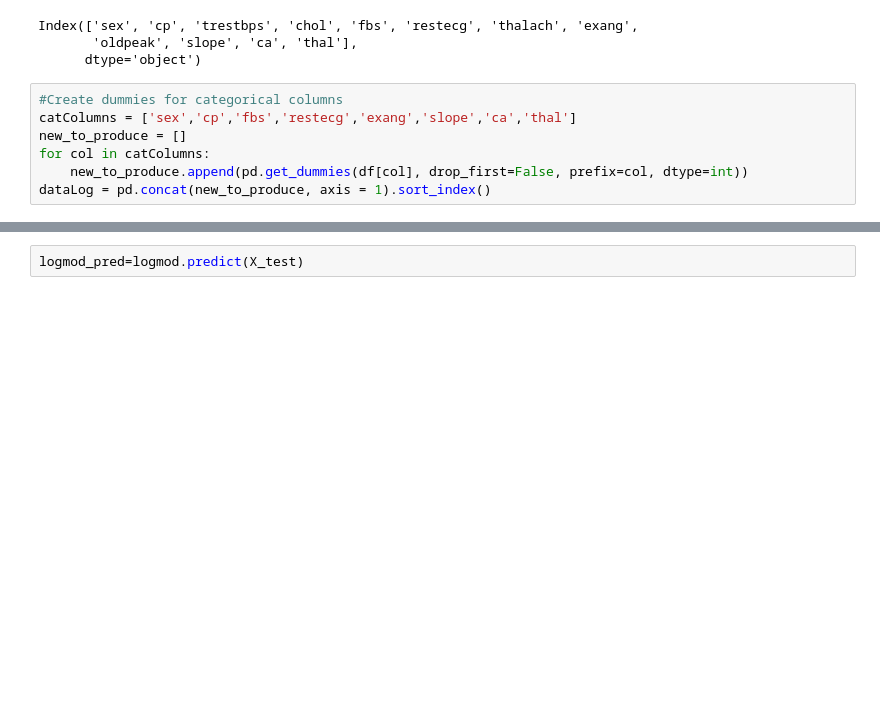
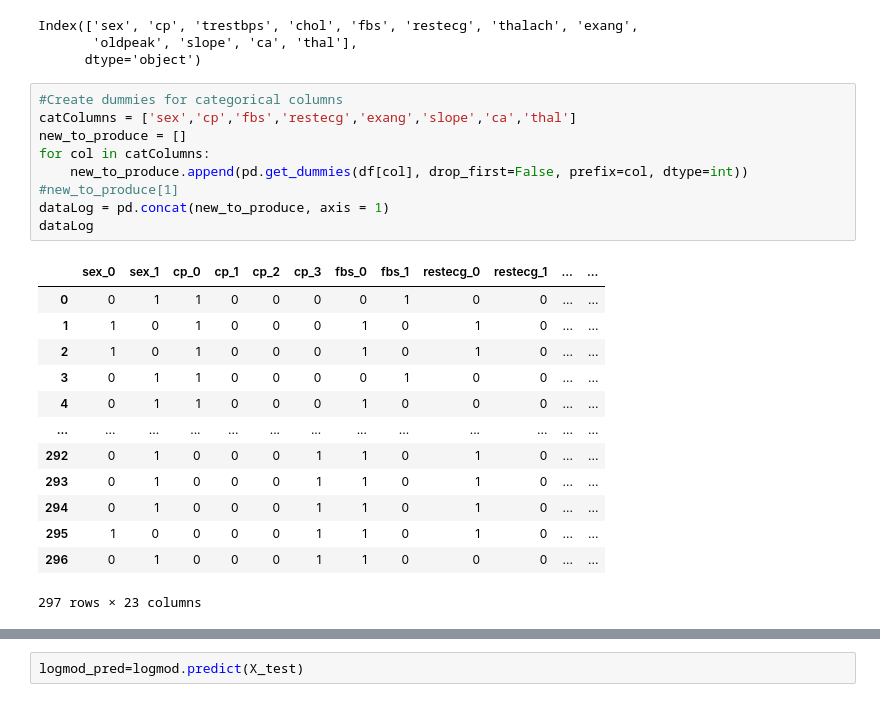
Before and after one commit to KamenDamov/Heart-Disease-ML, a Jupyter notebook: Heart Model.ipynb, the cells around one changed output, grey strips where cells are left out. Drawn from its saved outputs; the diff is of its cells as text; blank space fills up the shorter version.

```diff
--- a/Heart Model.ipynb
+++ b/Heart Model.ipynb
@@ -48,7 +54,23 @@ Index(['sex', 'cp', 'trestbps', 'chol', 'fbs', 'restecg', 'thalach', 'exang',
 # %%
 #Create dummies for categorical columns
 catColumns = ['sex','cp','fbs','restecg','exang','slope','ca','thal']
 new_to_produce = []
 for col in catColumns:
     new_to_produce.append(pd.get_dummies(df[col], drop_first=False, prefix=col, dtype=int))
-dataLog = pd.concat(new_to_produce, axis = 1).sort_index()
+#new_to_produce[1]
+dataLog = pd.concat(new_to_produce, axis = 1)
+dataLog
+# %% [output]
+|  | sex_0 | sex_1 | cp_0 | cp_1 | cp_2 | cp_3 | fbs_0 | fbs_1 | restecg_0 | restecg_1 | ... | ... |
+| 0 | 0 | 1 | 1 | 0 | 0 | 0 | 0 | 1 | 0 | 0 | ... | ... |
+| 1 | 1 | 0 | 1 | 0 | 0 | 0 | 1 | 0 | 1 | 0 | ... | ... |
+| 2 | 1 | 0 | 1 | 0 | 0 | 0 | 1 | 0 | 1 | 0 | ... | ... |
+| 3 | 0 | 1 | 1 | 0 | 0 | 0 | 0 | 1 | 0 | 0 | ... | ... |
+| 4 | 0 | 1 | 1 | 0 | 0 | 0 | 1 | 0 | 0 | 0 | ... | ... |
+| ... | ... | ... | ... | ... | ... | ... | ... | ... | ... | ... | ... | ... |
+| 292 | 0 | 1 | 0 | 0 | 0 | 1 | 1 | 0 | 1 | 0 | ... | ... |
+| 293 | 0 | 1 | 0 | 0 | 0 | 1 | 1 | 0 | 1 | 0 | ... | ... |
+| 294 | 0 | 1 | 0 | 0 | 0 | 1 | 1 | 0 | 1 | 0 | ... | ... |
+| 295 | 1 | 0 | 0 | 0 | 0 | 1 | 1 | 0 | 1 | 0 | ... | ... |
+| 296 | 0 | 1 | 0 | 0 | 0 | 1 | 1 | 0 | 0 | 0 | ... | ... |
+297 rows × 23 columns
```
Also changed, not shown: parts of 14 cells of this notebook, 4 other files.
